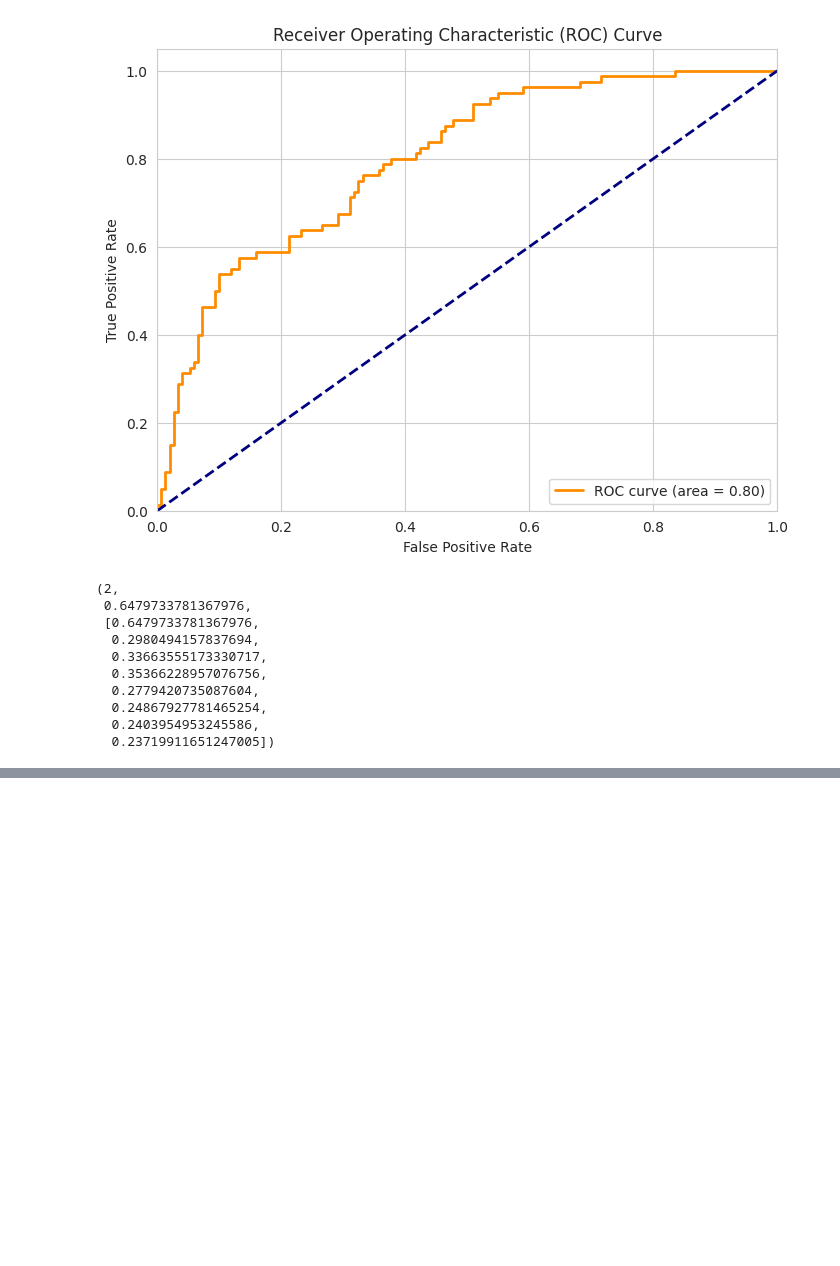
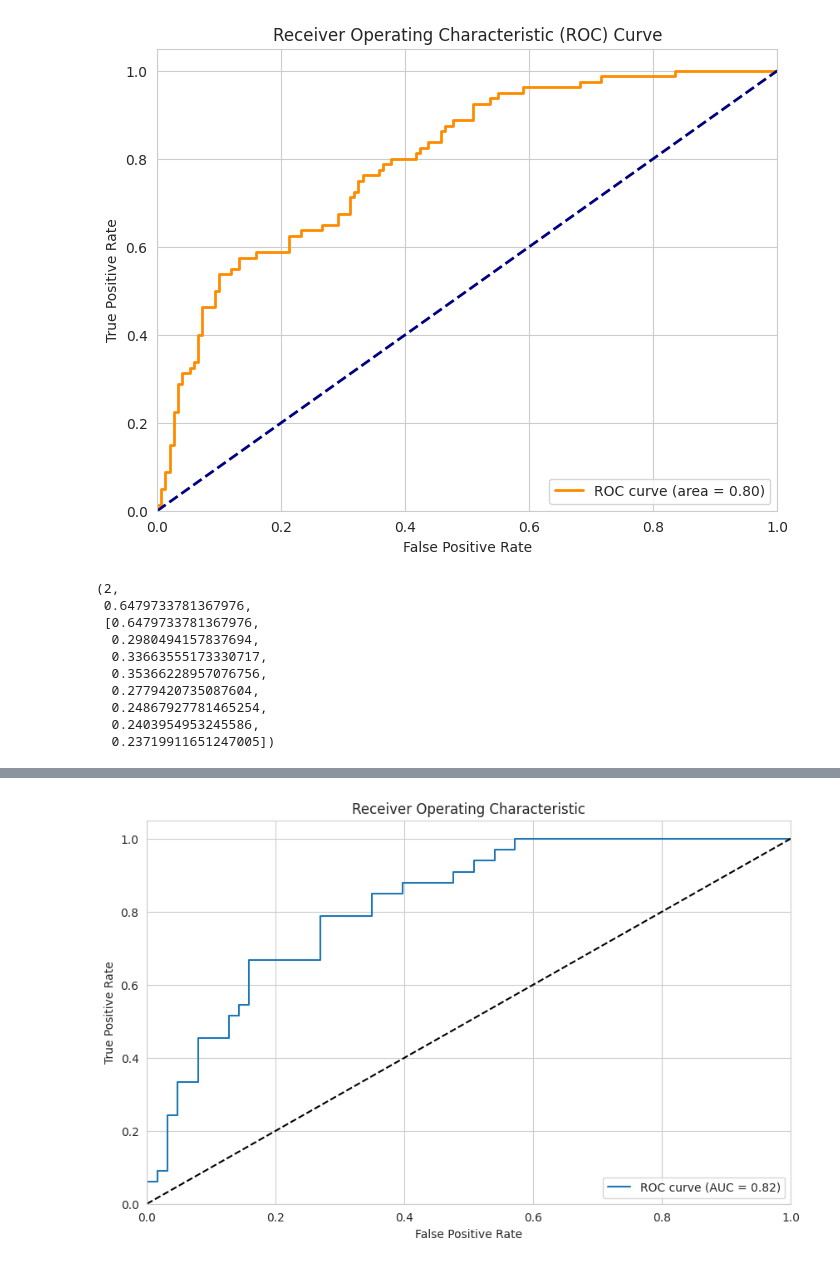
Before and after one commit to ads-502-final/Final-Project, a Jupyter notebook: Final_project.ipynb, the cells around one changed output, grey strips where cells are left out. Cells and saved outputs as stored; diff of their text form; code cells hidden in the pictures; blank space fills up the shorter version.

```diff
--- a/Final_project.ipynb
+++ b/Final_project.ipynb
@@ -453,0 +609,9 @@ optimal_k, optimal_silhouette_score, silhouette_scores
+# %%
+#Train test split
+X_train, X_test, y_train, y_test = train_test_split(data_health, label, test_size=0.2, random_state=42)
+# %%
+
+log_reg = LogisticRegression(solver='liblinear')
+param_grid= {"C": np.logspace(-5,5,22), "penalty": ["l1","l2"]}
+log_reg_grid = GridSearchCV(log_reg, param_grid= param_grid, cv= 25, verbose= True, n_jobs= -1)
+log_reg_grid.fit(X_train, y_train)
@@ -453,0 +635,6 @@ optimal_k, optimal_silhouette_score, silhouette_scores
+# %%
+#Testing on test data
+log_reg = LogisticRegression(C=0.5779692884153314, penalty= 'l2', solver= 'liblinear')
+# %%
+log_reg.fit(X_train, y_train)
+log_reg.score(X_test, y_test)
@@ -453,0 +672,24 @@ optimal_k, optimal_silhouette_score, silhouette_scores
+# %%
+import matplotlib.pyplot as plt
+from sklearn.metrics import roc_curve, auc
+
+# Get predicted probabilities
+y_pred_proba = log_reg.predict_proba(X_test)[:, 1]
+
+# Compute ROC curve and AUC
+fpr, tpr, thresholds = roc_curve(y_test, y_pred_proba)
+roc_auc = auc(fpr, tpr)
+
+# Plot ROC curve
+plt.figure(figsize=(10, 6))
+plt.plot(fpr, tpr, label='ROC curve (AUC = %0.2f)' % roc_auc)
+plt.plot([0, 1], [0, 1], 'k--')  # Random guessing line
+plt.xlim([0.0, 1.0])
+plt.ylim([0.0, 1.05])
+plt.xlabel('False Positive Rate')
+plt.ylabel('True Positive Rate')
+plt.title('Receiver Operating Characteristic')
+plt.legend(loc="lower right")
+plt.show()
+# %% [output]
+[figure, added]
```
Also changed, not shown: parts of 26 cells of this notebook.
